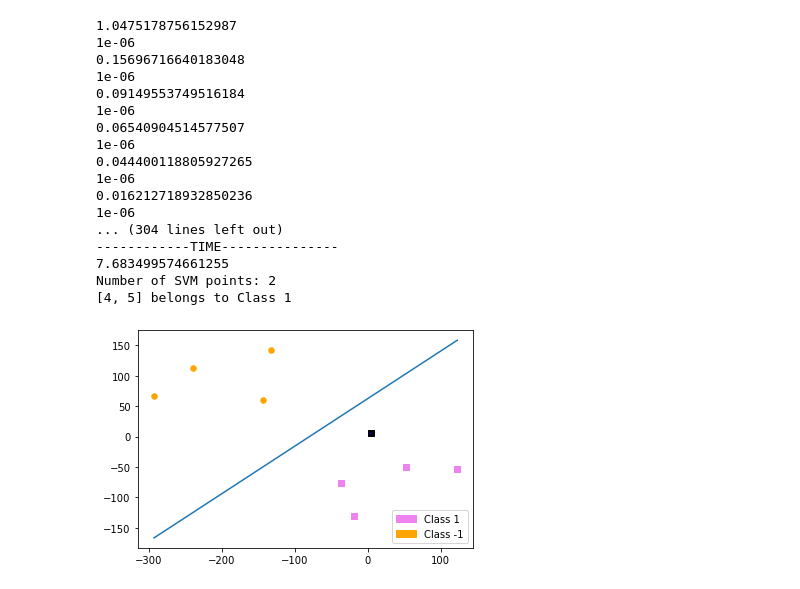
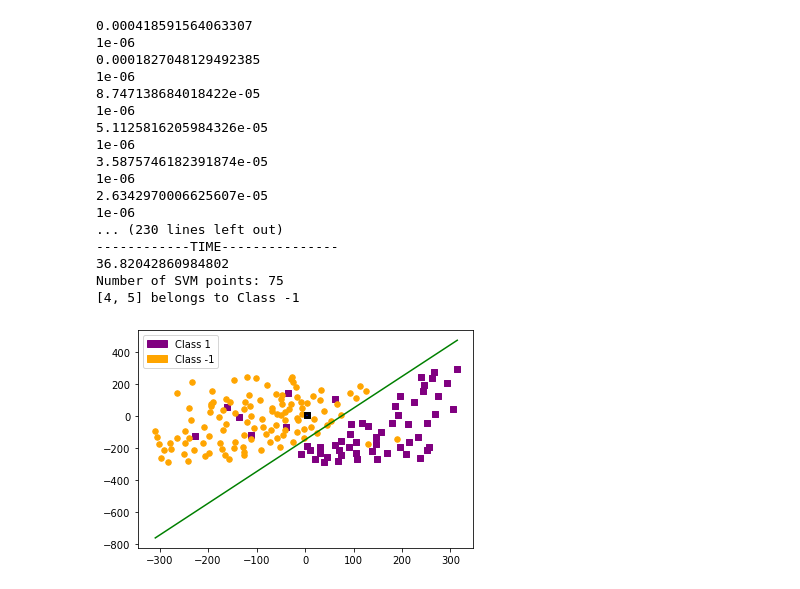
Before and after one commit to AncaStefaniaa/Dual-SVM-Optimization, a Jupyter notebook: projectedGradient.ipynb, the cells around one changed output. Drawn from its saved outputs; the diff is of its cells as text; code cells hidden in the pictures.

```diff
--- a/projectedGradient.ipynb
+++ b/projectedGradient.ipynb
@@ -77,7 +77,7 @@ def plotLinearClassifier(point, w, alphas, b, dataX, labelY):
         x.append(xfit)
         y.append(float((-w[0] / w[1]) * xfit - b[0, 0] / w[1]))
 
-    ax.plot(x,y)
+    ax.plot(x,y, color='green')
 
     predictedClass(point, w, b)
     p = np.mat(point)
@@ -107,14 +107,14 @@ def computeW(alphas, dataX, classY):
         w += np.multiply(alphas[i] * Y[i], X[i,:].T)
     return w
 # %%
-x_train, y_train = loadDataSet('./dataset/dataset0.txt')
+x_train, y_train = loadDataSet('./dataset/dataset3.txt')
 
 n, d = x_train.shape
 q = -1. * np.ones((n, 1))
 
 y_train = np.expand_dims(y_train, axis=1)*1.
 P = (y_train * x_train).dot((y_train * x_train).T)
-C = 0.5
+C = 0.0001
 f = lambda x: 0.5 * x.T @ P @ x + q.T @ x
 
 def Proj(t_alpha, y_train = y_train, C = C):
@@ -168,41 +168,41 @@ solMGP = x
 print (k)
 print (solMGP)
 
 w = computeW(solMGP, x_train, y_train)
 print (w)
 
 b_n = []
 for i in range(n):
     if solMGP[i] < 0.000001:
         continue
 
     b_n.append(compute_b_n(w, x_train[i,:], y_train[i]))
 
 b = np.median(b_n)
 print (b)
 end = time.time()
 print("------------TIME---------------")
 print(end - start)
 b = np.array([[b]])
 
 # #### Plot ####
 plotLinearClassifier([4, 5], w, solMGP, b, x_train, y_train)
 # %% [output]
-1.0475178756152987
+0.000418591564063307
 1e-06
-0.15696716640183048
+0.0001827048129492385
 1e-06
-0.09149553749516184
+8.747138684018422e-05
 1e-06
-0.06540904514577507
+5.1125816205984326e-05
 1e-06
-0.044400118805927265
+3.5875746182391874e-05
 1e-06
-0.016212718932850236
+2.6342970006625607e-05
 1e-06
-... (304 lines left out)
+... (230 lines left out)
 ------------TIME---------------
-7.683499574661255
-Number of SVM points: 2
-[4, 5] belongs to Class 1
+36.82042860984802
+Number of SVM points: 75
+[4, 5] belongs to Class -1
-[figure, old version]
+[figure, new version]
```
Also changed, not shown: 9 other files.
